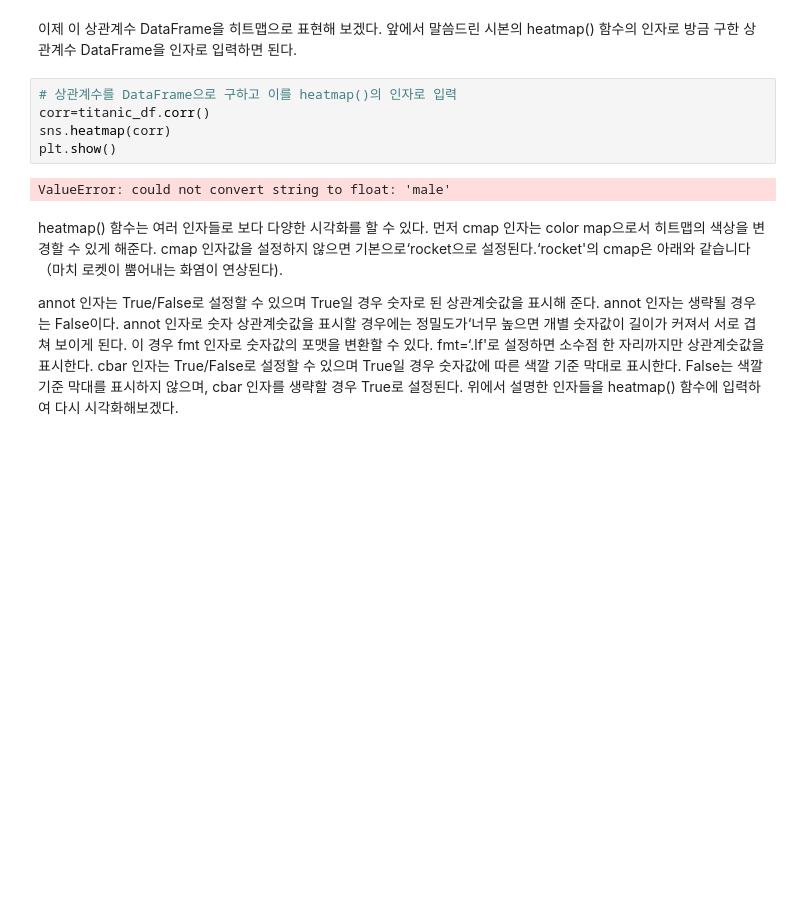
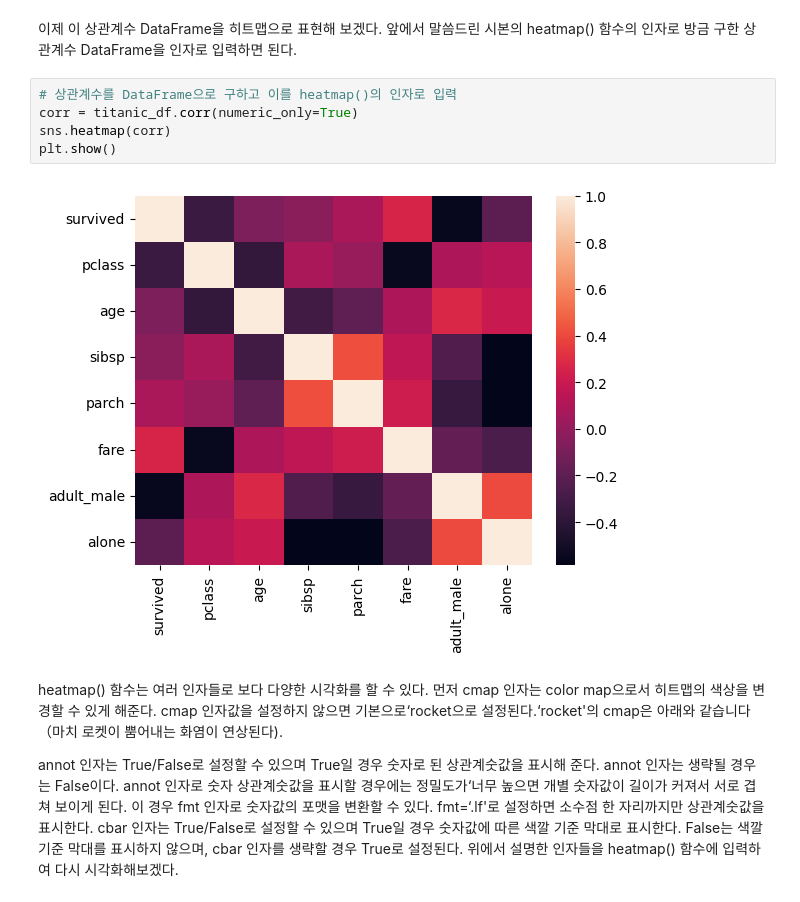
Before and after one commit to gravity102424/ESAA, a Jupyter notebook: ESAA_YB_week02_2_seaborn.ipynb, the cells around one changed output. Drawn from its saved outputs; the diff is of its cells as text; blank space fills up the shorter version.

```diff
--- a/ESAA_YB_week02_2_seaborn.ipynb
+++ b/ESAA_YB_week02_2_seaborn.ipynb
@@ -348,11 +356,11 @@ ValueError: could not convert string to float: 'male'
 이제 이 상관계수 DataFrame을 히트맵으로 표현해 보겠다. 앞에서 말씀드린 시본의 heatmap() 함수의 인자로 방금 구한 상관계수 DataFrame을 인자로 입력하면 된다.
 # %%
 # 상관계수를 DataFrame으로 구하고 이를 heatmap()의 인자로 입력
-corr=titanic_df.corr()
+corr = titanic_df.corr(numeric_only=True)
 sns.heatmap(corr)
 plt.show()
 # %% [output]
-ValueError: could not convert string to float: 'male'
+[figure, added]
 # %% [markdown]
 heatmap() 함수는 여러 인자들로 보다 다양한 시각화를 할 수 있다. 먼저 cmap 인자는 color map으로서 히트맵의 색상을 변경할 수 있게 해준다. cmap 인자값을 설정하지 않으면 기본으로‘rocket으로 설정된다.‘rocket'의 cmap은 아래와 같습니다（마치 로켓이 뿜어내는 화염이 연상된다).
 
```
Also changed, not shown: parts of 2 cells of this notebook.
